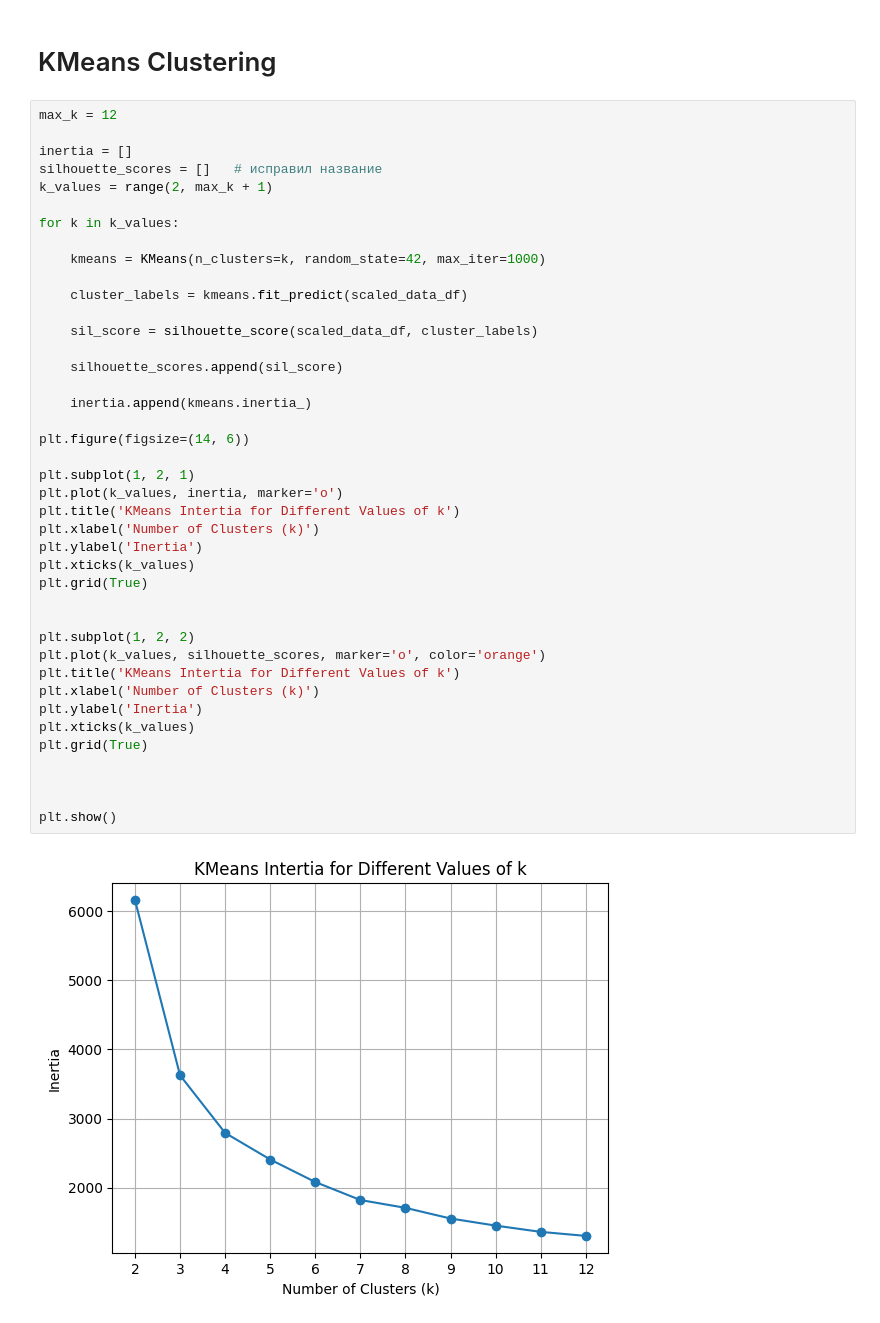
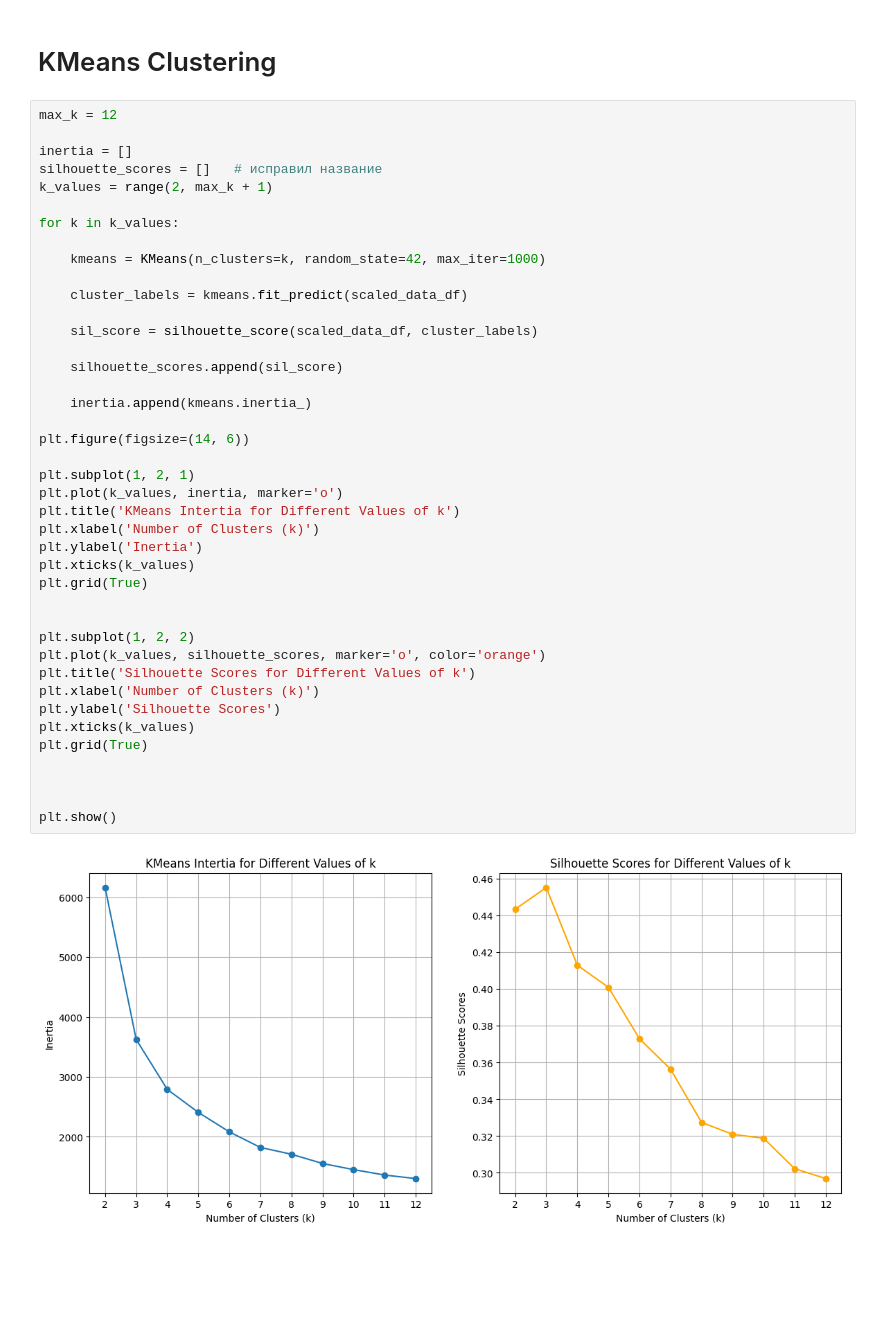
Before and after one commit to danyalmendigali/jupyter-datascience, a Jupyter notebook: linear algebra for ML /KMeans_pct.ipynb, the cells around one changed output. Cells and saved outputs as stored; diff of their text form; blank space fills up the shorter version.

```diff
--- a/linear algebra for ML /KMeans_pct.ipynb
+++ b/linear algebra for ML /KMeans_pct.ipynb
@@ -496,33 +496,33 @@ for k in k_values:
 
     cluster_labels = kmeans.fit_predict(scaled_data_df)
 
     sil_score = silhouette_score(scaled_data_df, cluster_labels)
 
     silhouette_scores.append(sil_score)
 
     inertia.append(kmeans.inertia_)
 
 plt.figure(figsize=(14, 6))
 
 plt.subplot(1, 2, 1)
 plt.plot(k_values, inertia, marker='o')
 plt.title('KMeans Intertia for Different Values of k')
 plt.xlabel('Number of Clusters (k)')
 plt.ylabel('Inertia')
 plt.xticks(k_values)
 plt.grid(True)
 
 
 plt.subplot(1, 2, 2)
 plt.plot(k_values, silhouette_scores, marker='o', color='orange')
-plt.title('KMeans Intertia for Different Values of k')
+plt.title('Silhouette Scores for Different Values of k')
 plt.xlabel('Number of Clusters (k)')
-plt.ylabel('Inertia')
+plt.ylabel('Silhouette Scores')
 plt.xticks(k_values)
 plt.grid(True)
 
 
 
 plt.show()
 # %% [output]
-[figure, old version]
+[figure, new version]
```
Also changed, not shown: 1 other file.
